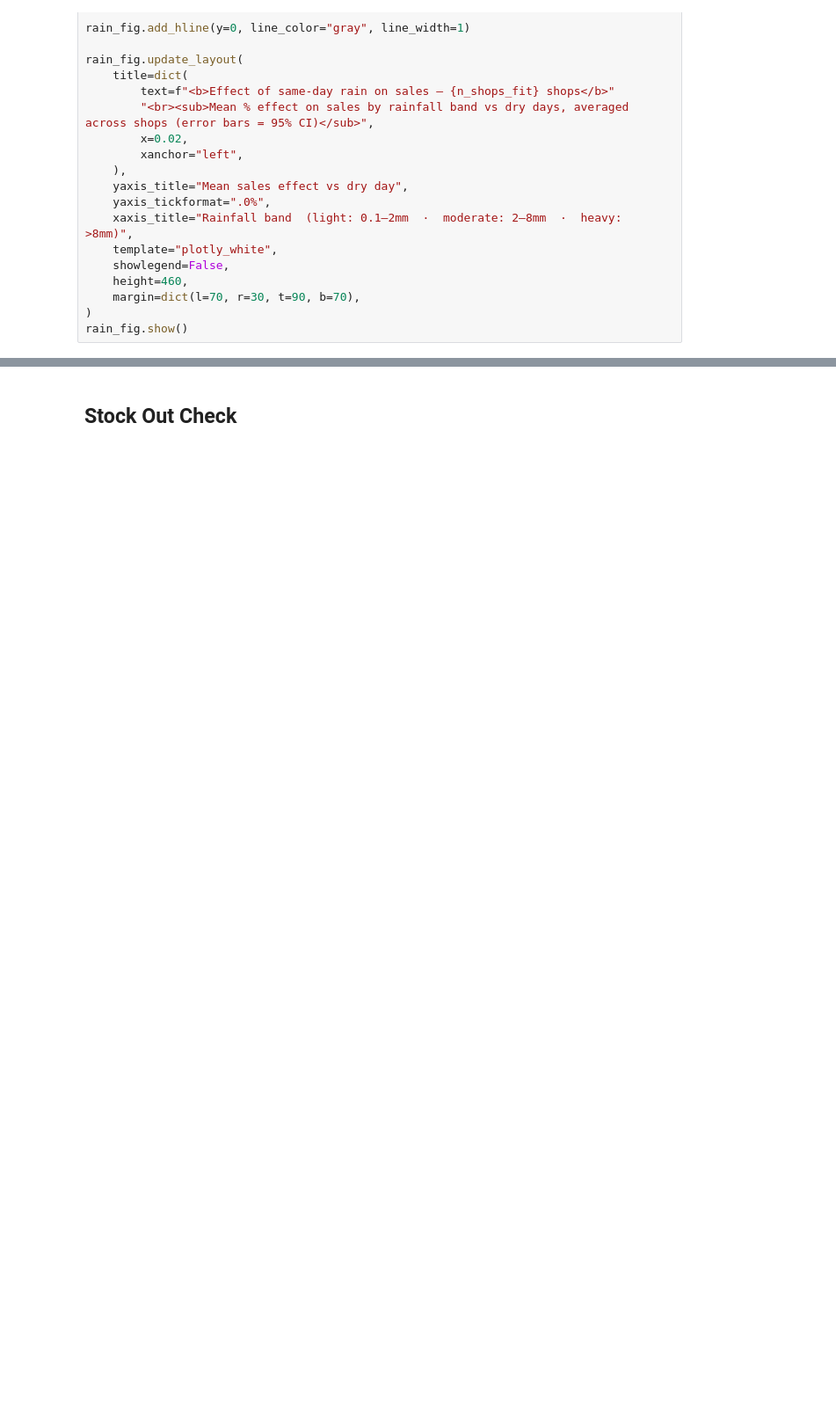
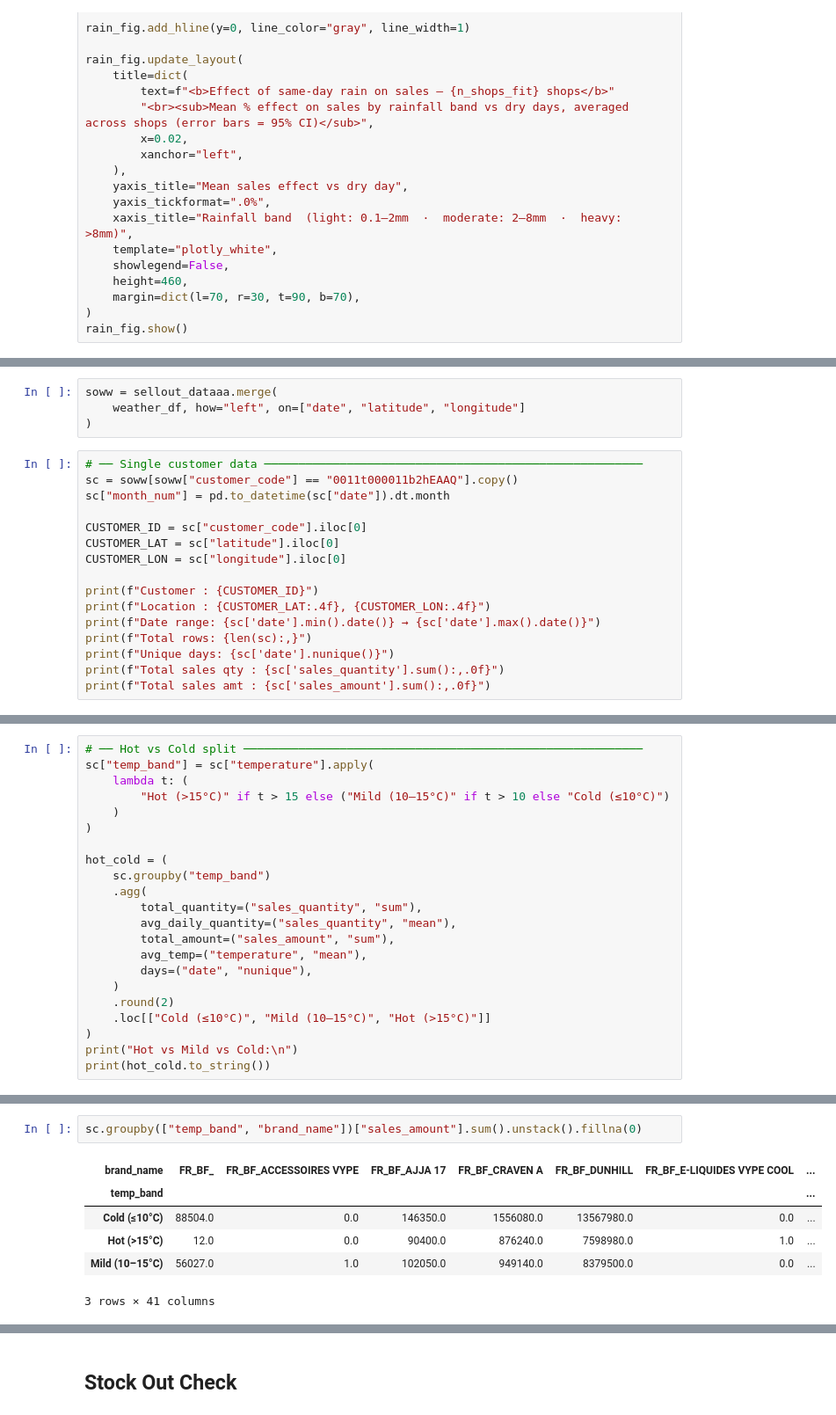
Before and after one commit to asadali163/bat-france, a Jupyter notebook: notebooks/new_data.ipynb, the cells around one changed output, grey strips where cells are left out. Shown at 88% size. Drawn from its saved outputs; the diff is of its cells as text; blank space fills up the shorter version.

```diff
--- a/notebooks/new_data.ipynb
+++ b/notebooks/new_data.ipynb
@@ -1315,0 +2516,20 @@ rain_results_df.head()
+# %%
+soww = sellout_dataaa.merge(
+    weather_df, how="left", on=["date", "latitude", "longitude"]
+)
+# %%
+# ── Single customer data ───────────────────────────────────────────────────────
+sc = soww[soww["customer_code"] == "0011t000011b2hEAAQ"].copy()
+sc["month_num"] = pd.to_datetime(sc["date"]).dt.month
+
+CUSTOMER_ID = sc["customer_code"].iloc[0]
+CUSTOMER_LAT = sc["latitude"].iloc[0]
+CUSTOMER_LON = sc["longitude"].iloc[0]
+
+print(f"Customer : {CUSTOMER_ID}")
+print(f"Location : {CUSTOMER_LAT:.4f}, {CUSTOMER_LON:.4f}")
+print(f"Date range: {sc['date'].min().date()} → {sc['date'].max().date()}")
+print(f"Total rows: {len(sc):,}")
+print(f"Unique days: {sc['date'].nunique()}")
+print(f"Total sales qty : {sc['sales_quantity'].sum():,.0f}")
+print(f"Total sales amt : {sc['sales_amount'].sum():,.0f}")
@@ -1315,0 +3168,22 @@ rain_results_df.head()
+# %%
+# ── Hot vs Cold split ──────────────────────────────────────────────────────────
+sc["temp_band"] = sc["temperature"].apply(
+    lambda t: (
+        "Hot (>15°C)" if t > 15 else ("Mild (10–15°C)" if t > 10 else "Cold (≤10°C)")
+    )
+)
+
+hot_cold = (
+    sc.groupby("temp_band")
+    .agg(
+        total_quantity=("sales_quantity", "sum"),
+        avg_daily_quantity=("sales_quantity", "mean"),
+        total_amount=("sales_amount", "sum"),
+        avg_temp=("temperature", "mean"),
+        days=("date", "nunique"),
+    )
+    .round(2)
+    .loc[["Cold (≤10°C)", "Mild (10–15°C)", "Hot (>15°C)"]]
+)
+print("Hot vs Mild vs Cold:\n")
+print(hot_cold.to_string())
@@ -1315,0 +3306,9 @@ rain_results_df.head()
+# %%
+sc.groupby(["temp_band", "brand_name"])["sales_amount"].sum().unstack().fillna(0)
+# %% [output]
+| brand_name | FR_BF_ | FR_BF_ACCESSOIRES VYPE | FR_BF_AJJA 17 | FR_BF_CRAVEN A | FR_BF_DUNHILL | FR_BF_E-LIQUIDES VYPE COOL | ... |
+| temp_band |  |  |  |  |  |  | ... |
+| Cold (≤10°C) | 88504.0 | 0.0 | 146350.0 | 1556080.0 | 13567980.0 | 0.0 | ... |
+| Hot (>15°C) | 12.0 | 0.0 | 90400.0 | 876240.0 | 7598980.0 | 1.0 | ... |
+| Mild (10–15°C) | 56027.0 | 1.0 | 102050.0 | 949140.0 | 8379500.0 | 0.0 | ... |
+3 rows × 41 columns
```
Also changed, not shown: parts of 51 cells of this notebook, 13 other files.
